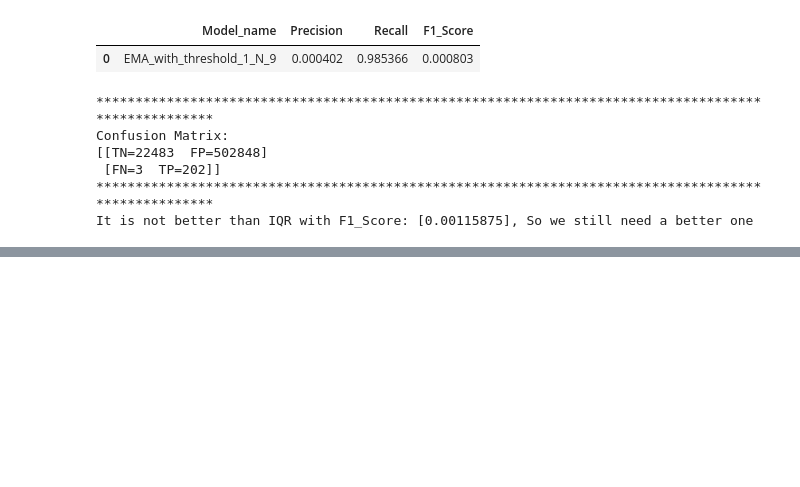
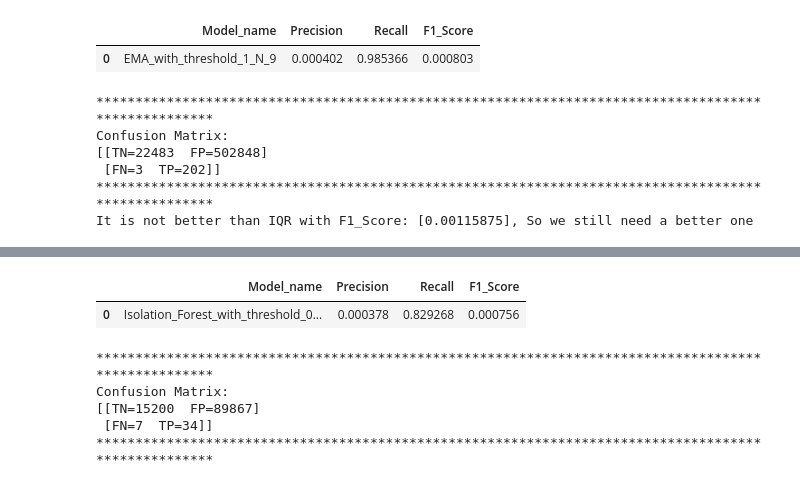
Before and after one commit to Mohammad-Amirifard/Traffic-Anomaly-Detection, a Jupyter notebook: Notebooks/Traffic_anomaly_detection.ipynb, the cells around one changed output, grey strips where cells are left out. Drawn from its saved outputs; the diff is of its cells as text; code cells hidden in the pictures; blank space fills up the shorter version.

```diff
--- a/Notebooks/Traffic_anomaly_detection.ipynb
+++ b/Notebooks/Traffic_anomaly_detection.ipynb
@@ -567,0 +688,18 @@ It is not better than IQR with F1_Score: [0.00115875], So we still need a better
+# %%
+# Call function with best threshold
+performance_table = pd.DataFrame({'Model_name':[],'Precision':[],'Recall':[],'F1_Score':[]})
+y_test,y_pred,Isolation_forest_performance_table, confusion_matrix = Isolation_forest_method(X_train, X_test, y_train, y_test, threshold=0.144)
+display(Isolation_forest_performance_table)
+print('*'*100)
+print('Confusion Matrix:')
+print(f'[[TN={confusion_matrix[0][0]}  FP={confusion_matrix[0][1]}]')
+print(f' [FN={confusion_matrix[1][0]}  TP={confusion_matrix[1][1]}]]')
+print('*'*100)
+# %% [output]
+|  | Model_name | Precision | Recall | F1_Score |
+| 0 | Isolation_Forest_with_threshold_0... | 0.000378 | 0.829268 | 0.000756 |
+****************************************************************************************************
+Confusion Matrix:
+[[TN=15200  FP=89867]
+ [FN=7  TP=34]]
+****************************************************************************************************
```
Also changed, not shown: parts of 8 cells of this notebook.
